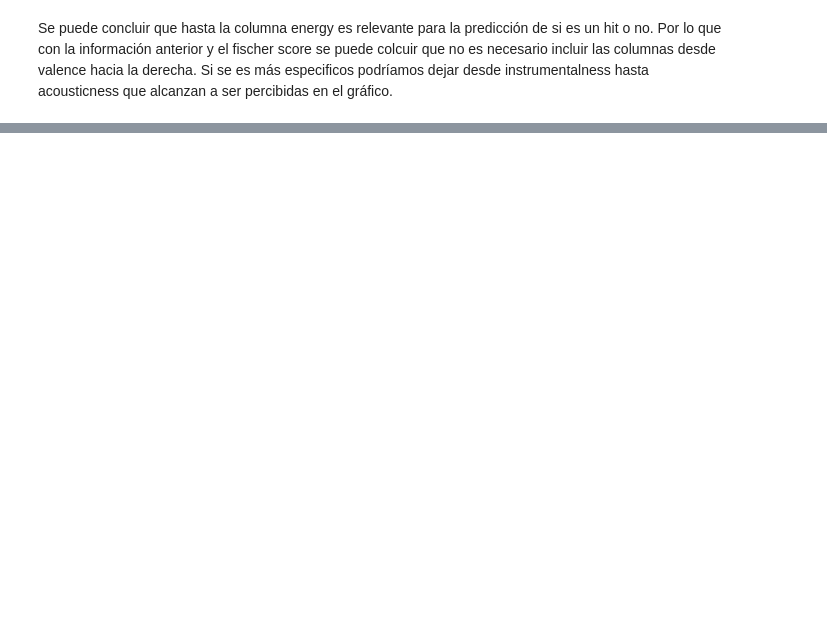
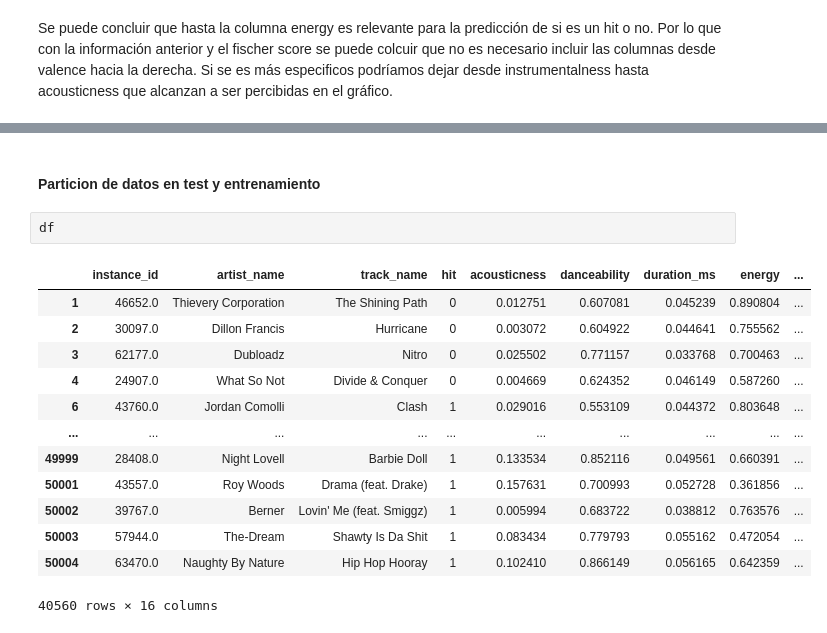
Before and after one commit to taefl/hit-predictor, a Jupyter notebook: E1.ipynb, the cells around one changed output, grey strips where cells are left out. Drawn from its saved outputs; the diff is of its cells as text; blank space fills up the shorter version.

```diff
--- a/E1.ipynb
+++ b/E1.ipynb
@@ -267,0 +379,18 @@ Se puede concluir que hasta la columna energy es relevante para la predicción d
+# %% [markdown]
+#### Particion de datos en test y entrenamiento
+# %%
+df
+# %% [output]
+|  | instance_id | artist_name | track_name | hit | acousticness | danceability | duration_ms | energy | ... |
+| 1 | 46652.0 | Thievery Corporation | The Shining Path | 0 | 0.012751 | 0.607081 | 0.045239 | 0.890804 | ... |
+| 2 | 30097.0 | Dillon Francis | Hurricane | 0 | 0.003072 | 0.604922 | 0.044641 | 0.755562 | ... |
+| 3 | 62177.0 | Dubloadz | Nitro | 0 | 0.025502 | 0.771157 | 0.033768 | 0.700463 | ... |
+| 4 | 24907.0 | What So Not | Divide & Conquer | 0 | 0.004669 | 0.624352 | 0.046149 | 0.587260 | ... |
+| 6 | 43760.0 | Jordan Comolli | Clash | 1 | 0.029016 | 0.553109 | 0.044372 | 0.803648 | ... |
+| ... | ... | ... | ... | ... | ... | ... | ... | ... | ... |
+| 49999 | 28408.0 | Night Lovell | Barbie Doll | 1 | 0.133534 | 0.852116 | 0.049561 | 0.660391 | ... |
+| 50001 | 43557.0 | Roy Woods | Drama (feat. Drake) | 1 | 0.157631 | 0.700993 | 0.052728 | 0.361856 | ... |
+| 50002 | 39767.0 | Berner | Lovin' Me (feat. Smiggz) | 1 | 0.005994 | 0.683722 | 0.038812 | 0.763576 | ... |
+| 50003 | 57944.0 | The-Dream | Shawty Is Da Shit | 1 | 0.083434 | 0.779793 | 0.055162 | 0.472054 | ... |
+| 50004 | 63470.0 | Naughty By Nature | Hip Hop Hooray | 1 | 0.102410 | 0.866149 | 0.056165 | 0.642359 | ... |
+40560 rows × 16 columns
```
Also changed, not shown: parts of 27 cells of this notebook.
